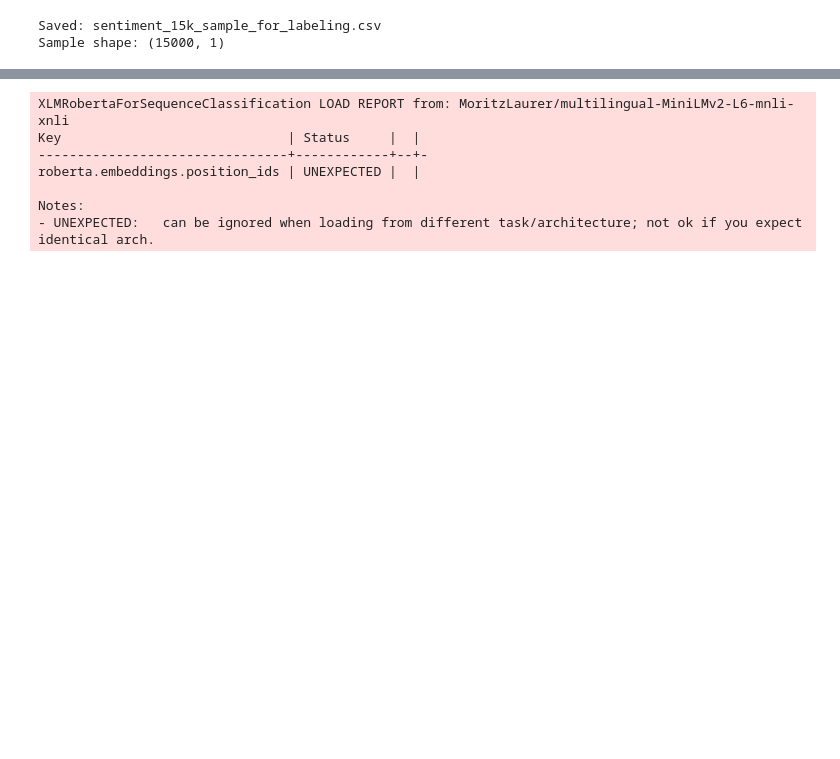
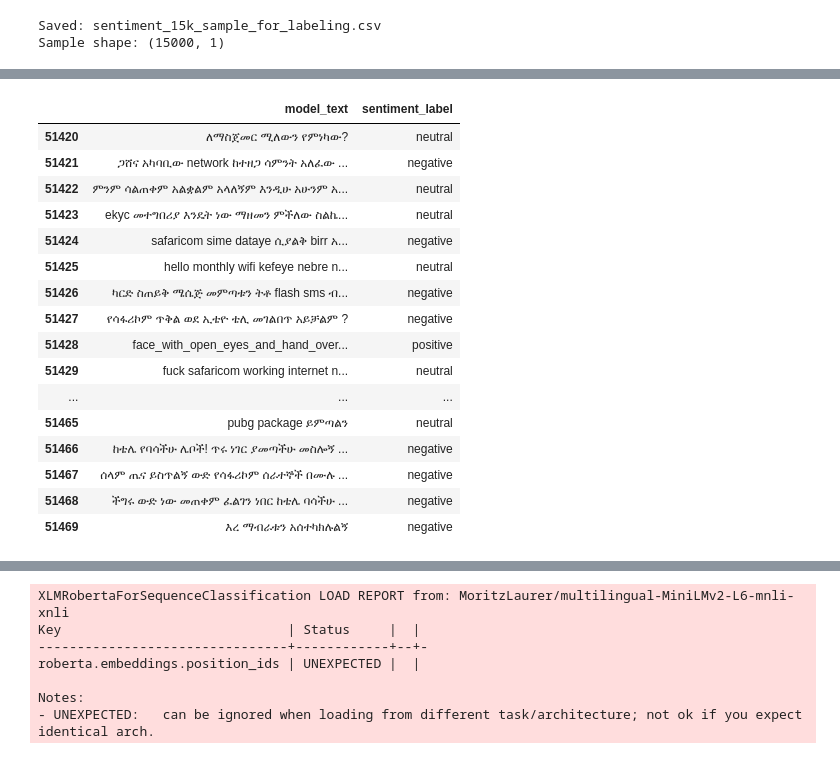
Before and after one commit to birhanumoges/Social-Media-Comment-Analysis, a Jupyter notebook: analysis_notebooks/NLP_model.ipynb, the cells around one changed output, grey strips where cells are left out. Drawn from its saved outputs; the diff is of its cells as text; code cells hidden in the pictures; blank space fills up the shorter version.

```diff
--- a/analysis_notebooks/NLP_model.ipynb
+++ b/analysis_notebooks/NLP_model.ipynb
@@ -1316,3 +1333,23 @@ weighted avg       0.90      0.89      0.90     10294
+# %%
+sentiment_df[['model_text','sentiment_label']].tail(10)
+# %% [output]
+|  | model_text | sentiment_label |
+| 51420 | ለማስጀመር ሚለውን የምነካው? | neutral |
+| 51421 | ጋሸና አካባቢው network ከተዘጋ ሳምንት አለፈው ... | negative |
+| 51422 | ምንም ሳልጠቀም አልቋልም አላለኝም እንዲሁ አሁንም አ... | neutral |
+| 51423 | ekyc መተግበሪያ እንዴት ነው ማዘመን ምችለው ስልኬ... | neutral |
+| 51424 | safaricom sime dataye ሲያልቅ birr አ... | negative |
+| 51425 | hello monthly wifi kefeye nebre n... | neutral |
+| 51426 | ካርድ ስጠይቅ ሜሴጅ መምጣቱን ትቶ flash sms ብ... | negative |
+| 51427 | የሳፋሪኮም ጥቅል ወደ ኢቴዮ ቴሊ መገልበጥ አይቻልም ? | negative |
+| 51428 | face_with_open_eyes_and_hand_over... | positive |
+| 51429 | fuck safaricom working internet n... | neutral |
+| ... | ... | ... |
+| 51465 | pubg package ይምጣልን | neutral |
+| 51466 | ከቴሌ የባሳችሁ ሌቦች! ጥሩ ነገር ያመጣችሁ መስሎኝ ... | negative |
+| 51467 | ሰላም ጤና ይስጥልኝ ውድ የሳፋሪኮም ሰራተኞች በሙሉ ... | negative |
+| 51468 | ችግሩ ውድ ነው መጠቀም ፈልገን ነበር ከቴሌ ባሳችሁ ... | negative |
+| 51469 | እረ ማብራቱን አሰተካክሉልኝ | negative |
 # %%
 from transformers import pipeline
 from tqdm import tqdm
```
Also changed, not shown: parts of 7 cells of this notebook.
